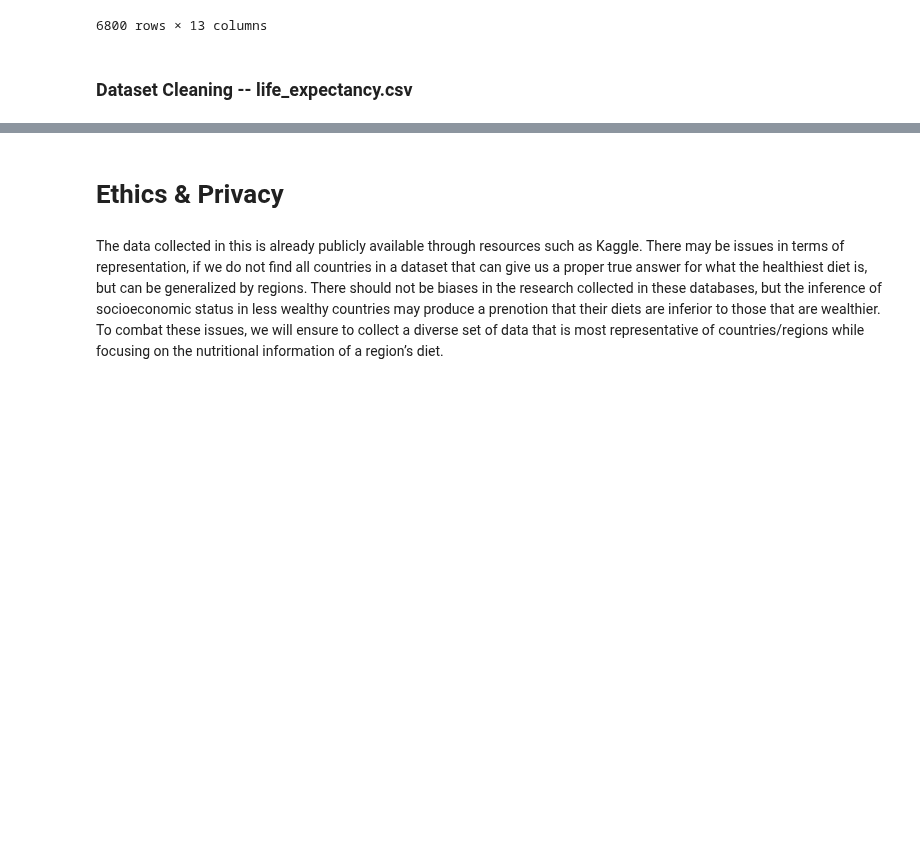
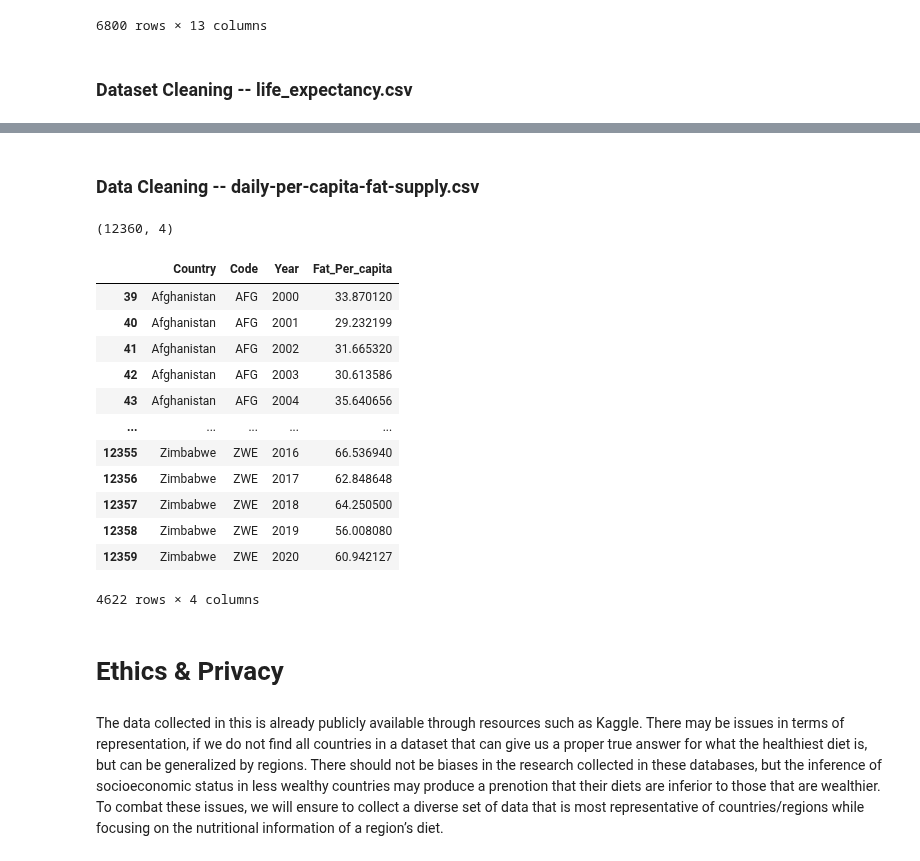
Before and after one commit to COGS108/Group074_WI24, a Jupyter notebook: DataCheckpoint_Group074_WI24.ipynb, the cells around one changed output, grey strips where cells are left out. Drawn from its saved outputs; the diff is of its cells as text; code cells hidden in the pictures; blank space fills up the shorter version.

Commit message:
finished cleanning dataset daily-per-capita-fat-supply.csv

```diff
--- a/DataCheckpoint_Group074_WI24.ipynb
+++ b/DataCheckpoint_Group074_WI24.ipynb
@@ -300,0 +251,26 @@ mortality.to_csv('./cleaned_datasets/mortality.csv', index=False)
+# %% [markdown]
+### Data Cleaning -- daily-per-capita-fat-supply.csv
+# %%
+fat_supply = pd.read_csv("./datasets/daily-per-capita-fat-supply.csv")
+fat_supply.shape
+# %% [output]
+(12360, 4)
+# %%
+fat_supply = fat_supply.dropna(axis=0, how='all')
+fat_supply = fat_supply[fat_supply.get('Year') >= 2000]
+fat_supply.columns = ['Country', 'Code', 'Year', 'Fat_Per_capita']
+fat_supply
+# %% [output]
+|  | Country | Code | Year | Fat_Per_capita |
+| 39 | Afghanistan | AFG | 2000 | 33.870120 |
+| 40 | Afghanistan | AFG | 2001 | 29.232199 |
+| 41 | Afghanistan | AFG | 2002 | 31.665320 |
+| 42 | Afghanistan | AFG | 2003 | 30.613586 |
+| 43 | Afghanistan | AFG | 2004 | 35.640656 |
+| ... | ... | ... | ... | ... |
+| 12355 | Zimbabwe | ZWE | 2016 | 66.536940 |
+| 12356 | Zimbabwe | ZWE | 2017 | 62.848648 |
+| 12357 | Zimbabwe | ZWE | 2018 | 64.250500 |
+| 12358 | Zimbabwe | ZWE | 2019 | 56.008080 |
+| 12359 | Zimbabwe | ZWE | 2020 | 60.942127 |
+4622 rows × 4 columns
```
Also changed, not shown: parts of 21 cells of this notebook, 2 other files.
